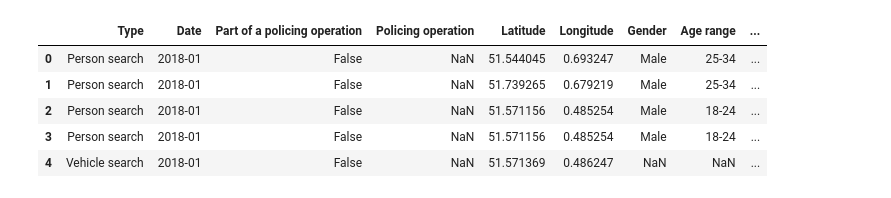
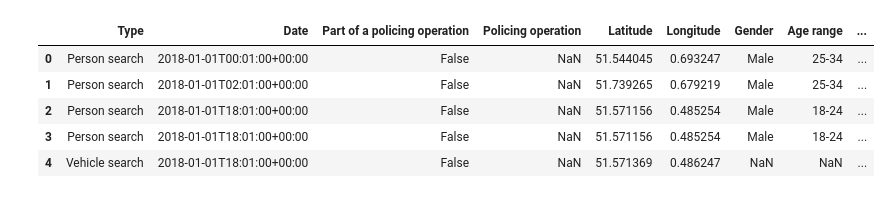
Before and after one commit to ah20776/CE888---Assignment, a Jupyter notebook: Ethnicity in UK Policing/newbias.ipynb, the cells around one changed output. Cells and saved outputs as stored; diff of their text form; code cells hidden in the pictures.

```diff
--- a/Ethnicity in UK Policing/newbias.ipynb
+++ b/Ethnicity in UK Policing/newbias.ipynb
@@ -21,91 +21,94 @@ Resolving deltas: 100% (127/127), done.
 #using dataset already imported
 
 essex18_1 = pd.read_csv('/content/CE888---Assignment/Ethnicity in UK Policing/Essex 2018-20/2018-01-essex-stop-and-search.csv')
-essex18_1["Date"] = "2018-01"
+essex18_1["Month"] = "January"
 essex18_2 = pd.read_csv('/content/CE888---Assignment/Ethnicity in UK Policing/Essex 2018-20/2018-02-essex-stop-and-search.csv')
-essex18_2["Date"] = "2018-02"
+essex18_2["Month"] = "February"
 essex18_3 = pd.read_csv('/content/CE888---Assignment/Ethnicity in UK Policing/Essex 2018-20/2018-03-essex-stop-and-search.csv')
-essex18_3["Date"] = "2018-03"
+essex18_3["Month"] = "March"
 essex18_4 = pd.read_csv('/content/CE888---Assignment/Ethnicity in UK Policing/Essex 2018-20/2018-04-essex-stop-and-search.csv')
-essex18_4["Date"] = "2018-04"
+essex18_4["Month"] = "April"
 essex18_5 = pd.read_csv('/content/CE888---Assignment/Ethnicity in UK Policing/Essex 2018-20/2018-05-essex-stop-and-search.csv')
-essex18_5["Date"] = "2018-05"
+essex18_5["Month"] = "May"
 essex18_6 = pd.read_csv('/content/CE888---Assignment/Ethnicity in UK Policing/Essex 2018-20/2018-06-essex-stop-and-search.csv')
-essex18_6["Date"] = "2018-06"
+essex18_6["Month"] = "June"
 essex18_7 = pd.read_csv('/content/CE888---Assignment/Ethnicity in UK Policing/Essex 2018-20/2018-07-essex-stop-and-search.csv')
-essex18_7["Date"] = "2018-07"
+essex18_7["Month"] = "July"
 essex18_8 = pd.read_csv('/content/CE888---Assignment/Ethnicity in UK Policing/Essex 2018-20/2018-08-essex-stop-and-search.csv')
-essex18_8["Date"] = "2018-08"
+essex18_8["Month"] = "August"
 essex18_9 = pd.read_csv('/content/CE888---Assignment/Ethnicity in UK Policing/Essex 2018-20/2018-09-essex-stop-and-search.csv')
-essex18_9["Date"] = "2018-09"
+essex18_9["Month"] = "September"
 essex18_10 = pd.read_csv('/content/CE888---Assignment/Ethnicity in UK Policing/Essex 2018-20/2018-10-essex-stop-and-search.csv')
-essex18_10["Date"] = "2018-10"
+essex18_10["Month"] = "October"
 essex18_11 = pd.read_csv('/content/CE888---Assignment/Ethnicity in UK Policing/Essex 2018-20/2018-11-essex-stop-and-search.csv')
-essex18_11["Date"] = "2018-11"
+essex18_11["Month"] = "November"
 essex18_12 = pd.read_csv('/content/CE888---Assignment/Ethnicity in UK Policing/Essex 2018-20/2018-12-essex-stop-and-search.csv')
-essex18_12["Date"] = "2018-12"
+essex18_12["Month"] = "December"
 essex19_1 = pd.read_csv('/content/CE888---Assignment/Ethnicity in UK Policing/Essex 2018-20/2019-01-essex-stop-and-search.csv')
-essex19_1["Date"] = "2019-01"
+essex19_1["Month"] = "January"
 essex19_2 = pd.read_csv('/content/CE888---Assignment/Ethnicity in UK Policing/Essex 2018-20/2019-02-essex-stop-and-search.csv')
-essex19_2["Date"] = "2019-02"
+essex19_2["Month"] = "February"
 essex19_3 = pd.read_csv('/content/CE888---Assignment/Ethnicity in UK Policing/Essex 2018-20/2019-03-essex-stop-and-search.csv')
-essex18_3["Date"] = "2019-03"
+essex19_3["Month"] = "March"
 essex19_4 = pd.read_csv('/content/CE888---Assignment/Ethnicity in UK Policing/Essex 2018-20/2019-04-essex-stop-and-search.csv')
-essex19_4["Date"] = "2019-04"
+essex19_4["Month"] = "April"
 essex19_5 = pd.read_csv('/content/CE888---Assignment/Ethnicity in UK Policing/Essex 2018-20/2019-05-essex-stop-and-search.csv')
-essex19_5["Date"] = "2019-05"
+essex19_5["Month"] = "May"
 essex19_6 = pd.read_csv('/content/CE888---Assignment/Ethnicity in UK Policing/Essex 2018-20/2019-06-essex-stop-and-search.csv')
-essex19_6["Date"] = "2019-06"
+essex19_6["Month"] = "June"
 essex19_7 = pd.read_csv('/content/CE888---Assignment/Ethnicity in UK Policing/Essex 2018-20/2019-07-essex-stop-and-search.csv')
-essex19_7["Date"] = "2019-07"
+essex19_7["Month"] = "July"
 essex19_8 = pd.read_csv('/content/CE888---Assignment/Ethnicity in UK Policing/Essex 2018-20/2019-08-essex-stop-and-search.csv')
-essex19_8["Date"] = "2019-08"
+essex19_8["Month"] = "August"
 essex19_9 = pd.read_csv('/content/CE888---Assignment/Ethnicity in UK Policing/Essex 2018-20/2019-09-essex-stop-and-search.csv')
-essex19_9["Date"] = "2019-09"
+essex19_9["Month"] = "September"
 essex19_10 = pd.read_csv('/content/CE888---Assignment/Ethnicity in UK Policing/Essex 2018-20/2019-10-essex-stop-and-search.csv')
-essex19_10["Date"] = "2019-10"
+essex19_10["Month"] = "October"
 essex19_11 = pd.read_csv('/content/CE888---Assignment/Ethnicity in UK Policing/Essex 2018-20/2019-11-essex-stop-and-search.csv')
-essex19_11["Date"] = "2019-11"
+essex19_11["Month"] = "November"
 essex19_12 = pd.read_csv('/content/CE888---Assignment/Ethnicity in UK Policing/Essex 2018-20/2019-12-essex-stop-and-search.csv')
-essex19_12["Date"] = "2019-12"
+essex19_12["Month"] = "December"
 essex20_1 = pd.read_csv('/content/CE888---Assignment/Ethnicity in UK Policing/Essex 2018-20/2019-01-essex-stop-and-search.csv')
-essex20_1["Date"] = "2020-01"
+essex20_1["Month"] = "January"
 essex20_2 = pd.read_csv('/content/CE888---Assignment/Ethnicity in UK Policing/Essex 2018-20/2019-02-essex-stop-and-search.csv')
-essex20_2["Date"] = "2020-02"
+essex20_2["Month"] = "February"
 essex20_3 = pd.read_csv('/content/CE888---Assignment/Ethnicity in UK Policing/Essex 2018-20/2019-03-essex-stop-and-search.csv')
-essex20_3["Date"] = "2020-03"
+essex20_3["Month"] = "March"
 essex20_4 = pd.read_csv('/content/CE888---Assignment/Ethnicity in UK Policing/Essex 2018-20/2019-04-essex-stop-and-search.csv')
-essex20_4["Date"] = "2020-04"
+essex20_4["Month"] = "April"
 essex20_5 = pd.read_csv('/content/CE888---Assignment/Ethnicity in UK Policing/Essex 2018-20/2019-05-essex-stop-and-search.csv')
-essex20_5["Date"] = "2020-05"
+essex20_5["Month"] = "May"
 essex20_6 = pd.read_csv('/content/CE888---Assignment/Ethnicity in UK Policing/Essex 2018-20/2019-06-essex-stop-and-search.csv')
-essex20_6["Date"] = "2020-06"
+essex20_6["Month"] = "June"
 essex20_7 = pd.read_csv('/content/CE888---Assignment/Ethnicity in UK Policing/Essex 2018-20/2019-07-essex-stop-and-search.csv')
-essex20_7["Date"] = "2020-07"
+essex20_7["Month"] = "July"
 essex20_8 = pd.read_csv('/content/CE888---Assignment/Ethnicity in UK Policing/Essex 2018-20/2019-08-essex-stop-and-search.csv')
-essex20_8["Date"] = "2020-08"
+essex20_8["Month"] = "August"
 essex20_9 = pd.read_csv('/content/CE888---Assignment/Ethnicity in UK Policing/Essex 2018-20/2019-09-essex-stop-and-search.csv')
-essex20_9["Date"] = "2020-09"
+essex20_9["Month"] = "September"
 essex20_10 = pd.read_csv('/content/CE888---Assignment/Ethnicity in UK Policing/Essex 2018-20/2019-10-essex-stop-and-search.csv')
-essex20_10["Date"] = "2020-10"
+essex20_10["Month"] = "October"
 essex20_11 = pd.read_csv('/content/CE888---Assignment/Ethnicity in UK Policing/Essex 2018-20/2019-11-essex-stop-and-search.csv')
-essex20_11["Date"] = "2020-11"
+essex20_11["Month"] = "November"
 essex20_12 = pd.read_csv('/content/CE888---Assignment/Ethnicity in UK Policing/Essex 2018-20/2019-12-essex-stop-and-search.csv')
-essex20_12["Date"] = "2020-12"
+essex20_12["Month"] = "December"
 essex18 = pd.concat([essex18_1,essex18_2,essex18_3,essex18_4,essex18_5,essex18_6,essex18_7,essex18_8,essex18_9,essex18_10,essex18_11,essex18_12])
+essex18["Year"] = 2018
 essex19 = pd.concat([essex19_1,essex19_2,essex19_3,essex19_4,essex19_5,essex19_6,essex19_7,essex19_8,essex19_9,essex19_10,essex19_11,essex19_12])
+essex19["Year"] = 2019
 essex20 = pd.concat([essex20_1,essex20_2,essex20_3,essex20_4,essex20_5,essex20_6,essex20_7,essex20_8,essex20_9,essex20_10,essex20_11,essex20_12])
+essex20["Year"] = 2020
 essex = pd.concat([essex18,essex19,essex20])
 essex["City"] = "Essex"
 essex= pd.DataFrame(essex)
 essex.head()
 # %% [output]
 |  | Type | Date | Part of a policing operation | Policing operation | Latitude | Longitude | Gender | Age range | ... |
-| 0 | Person search | 2018-01 | False | NaN | 51.544045 | 0.693247 | Male | 25-34 | ... |
-| 1 | Person search | 2018-01 | False | NaN | 51.739265 | 0.679219 | Male | 25-34 | ... |
-| 2 | Person search | 2018-01 | False | NaN | 51.571156 | 0.485254 | Male | 18-24 | ... |
-| 3 | Person search | 2018-01 | False | NaN | 51.571156 | 0.485254 | Male | 18-24 | ... |
-| 4 | Vehicle search | 2018-01 | False | NaN | 51.571369 | 0.486247 | NaN | NaN | ... |
+| 0 | Person search | 2018-01-01T00:01:00+00:00 | False | NaN | 51.544045 | 0.693247 | Male | 25-34 | ... |
+| 1 | Person search | 2018-01-01T02:01:00+00:00 | False | NaN | 51.739265 | 0.679219 | Male | 25-34 | ... |
+| 2 | Person search | 2018-01-01T18:01:00+00:00 | False | NaN | 51.571156 | 0.485254 | Male | 18-24 | ... |
+| 3 | Person search | 2018-01-01T18:01:00+00:00 | False | NaN | 51.571156 | 0.485254 | Male | 18-24 | ... |
+| 4 | Vehicle search | 2018-01-01T18:01:00+00:00 | False | NaN | 51.571369 | 0.486247 | NaN | NaN | ... |
 # %%
 #KENT
 
```
Also changed, not shown: parts of 7 cells of this notebook.
